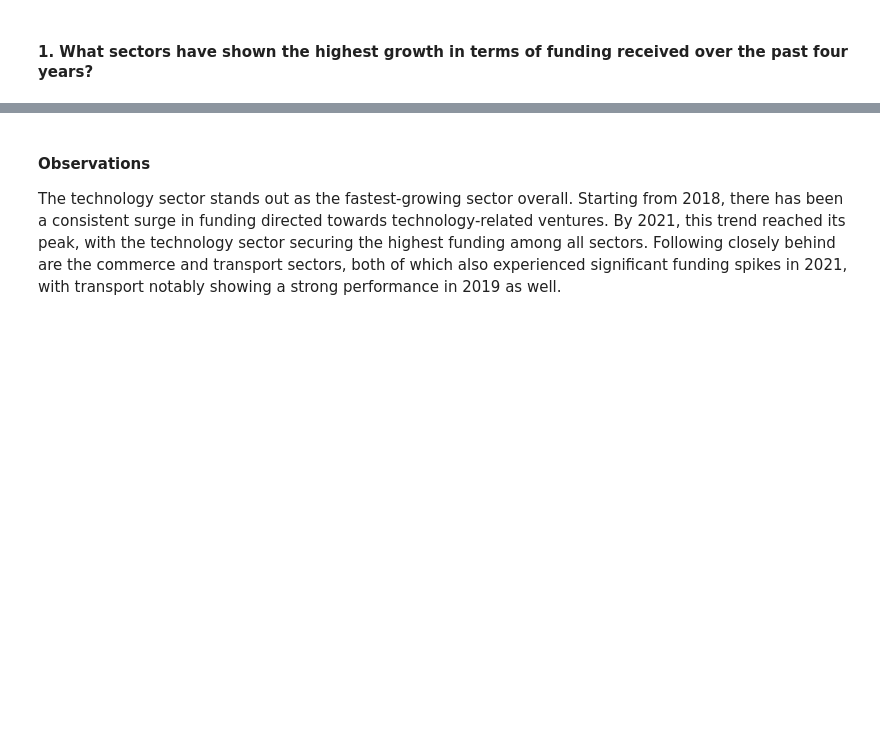
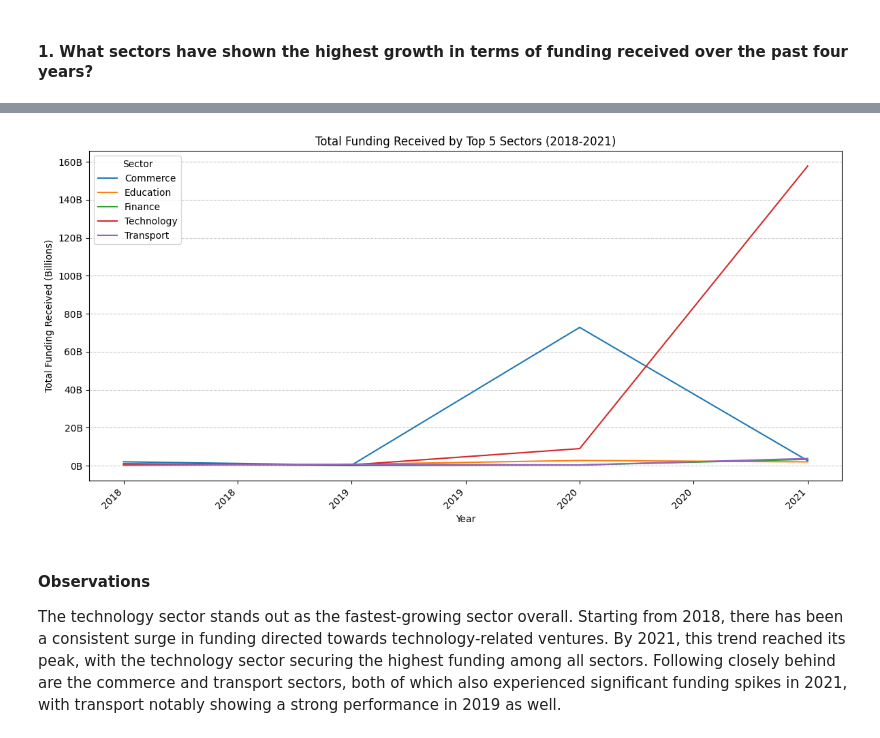
Before and after one commit to alicembera/week-1-project, a Jupyter notebook: indian_start_up_funding_analysis.ipynb, the cells around one changed output, grey strips where cells are left out. Cells and saved outputs as stored; diff of their text form; code cells hidden in the pictures; blank space fills up the shorter version.

```diff
--- a/indian_start_up_funding_analysis.ipynb
+++ b/indian_start_up_funding_analysis.ipynb
@@ -1264,3 +1224,44 @@ plt.show()
+# %%
+# Calculate total funding received by each sector per year
+total_funding_per_year = final_dataset.groupby(['year', 'sector'])['amount($)'].sum().reset_index()
+
+# Get top 5 sectors by total funding received
+top_5_sectors = total_funding_per_year.groupby('sector')['amount($)'].sum().nlargest(5).index
+
+# Filter the data for only the top 5 sectors
+funding_per_year_top5 = total_funding_per_year[total_funding_per_year['sector'].isin(top_5_sectors)]
+
+# Pivot the table to have sectors as rows and years as columns
+pivot_table = funding_per_year_top5.pivot(index='year', columns='sector', values='amount($)')
+
+# Divide the amount by 1 billion to convert to billions
+pivot_table_in_billions = pivot_table / 1e9
+
+# Plot the total funding received for each sector over the years (line plot) in billions
+ax = pivot_table_in_billions.plot(kind='line', figsize=(12, 6))
+
+# Set a custom formatter to display "B" for billions on the y-axis
+def billions_formatter(x, pos):
+    return f'{x:.0f}B'
+
+ax.yaxis.set_major_formatter(FuncFormatter(billions_formatter))
+
+# Set a custom formatter for the x-axis to display years without decimal places
+def year_formatter(x, pos):
+    return f'{int(x):d}'  # Format the year as an integer without decimal places
+
+ax.xaxis.set_major_formatter(FuncFormatter(year_formatter))
+
+plt.title('Total Funding Received by Top 5 Sectors (2018-2021)')
+plt.xlabel('Year')
+plt.ylabel('Total Funding Received (Billions)')
+plt.xticks(rotation=45, ha='right')
+plt.legend(title='Sector')
+plt.grid(axis='y', linestyle='--', alpha=0.7)
+plt.tight_layout()
+plt.show()
+# %% [output]
+[figure, added]
 # %% [markdown]
 #### Observations
 The technology sector stands out as the fastest-growing sector overall. Starting from 2018, there has been a consistent surge in funding directed towards technology-related ventures. By 2021, this trend reached its peak, with the technology sector securing the highest funding among all sectors. Following closely behind are the commerce and transport sectors, both of which also experienced significant funding spikes in 2021, with transport notably showing a strong performance in 2019 as well.
```
Also changed, not shown: parts of 13 cells of this notebook.
